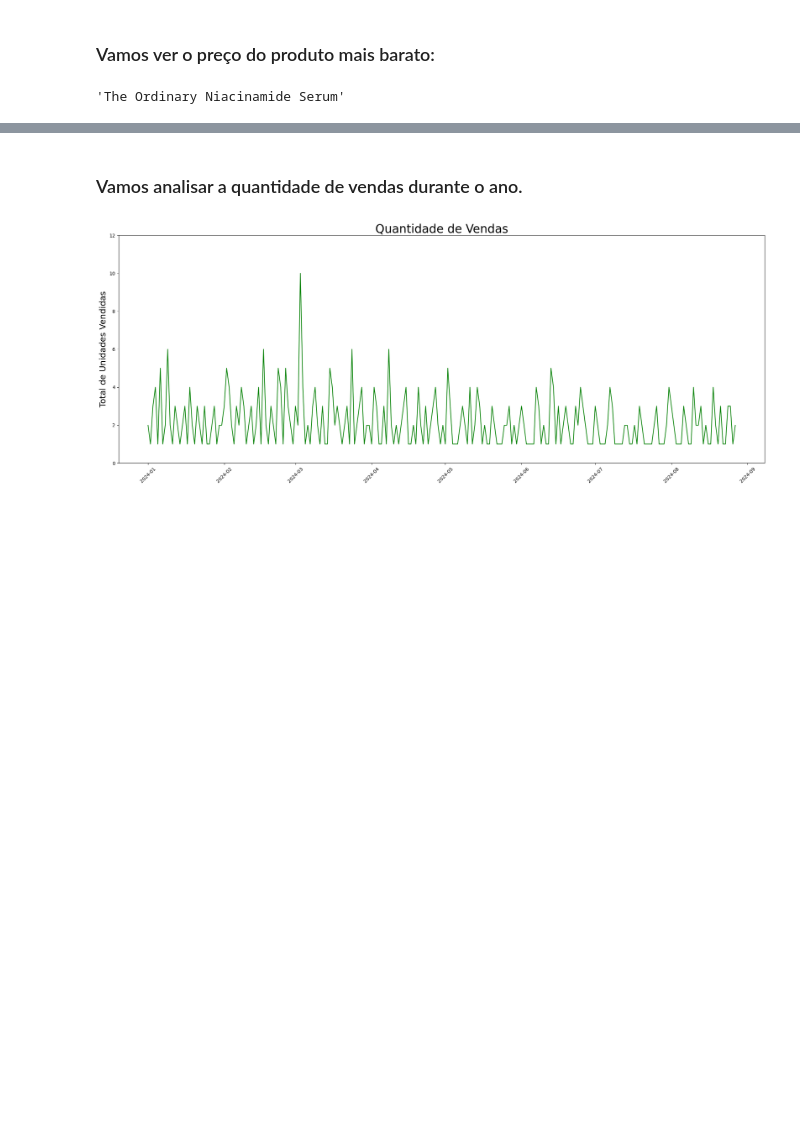
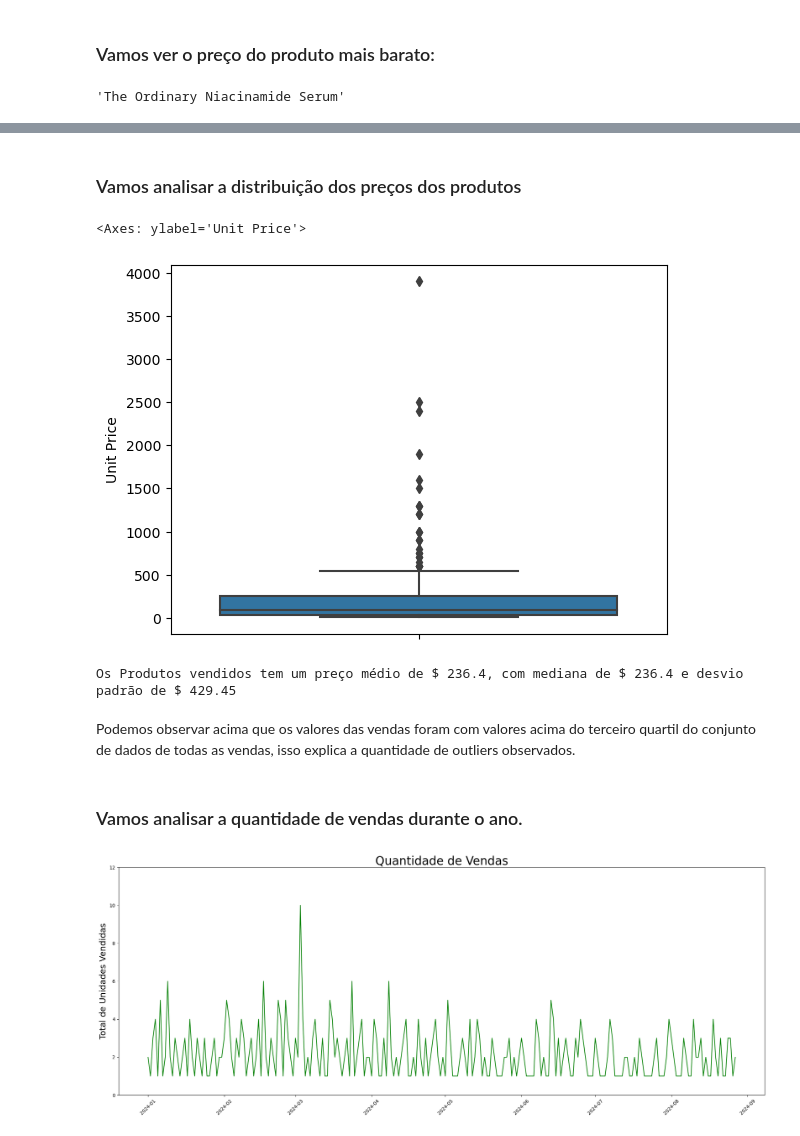
Before and after one commit to RichardHra2023/Projeto-Vendas-Online, a Jupyter notebook: Projeto Vendas Online.ipynb, the cells around one changed output, grey strips where cells are left out. Saved outputs shown, nothing was run; the diff lists cells and outputs as text; code cells hidden in the pictures; blank space fills up the shorter version.

```diff
--- a/Projeto Vendas Online.ipynb
+++ b/Projeto Vendas Online.ipynb
@@ -214,6 +227,24 @@ produto_mais_barato_df
 # %% [output]
 |  | Transaction ID | Date | Product Category | Product Name | Units Sold | Unit Price | Total Revenue | ... |
 | 106 | 10107 | 2024-04-16 | Beauty Products | The Ordinary Niacinamide Serum | 1 | 6.5 | 6.5 | ... |
+# %% [markdown]
+### Vamos analisar a distribuição dos preços dos produtos
+# %%
+sns.boxplot(data = df, x = None, y = 'Unit Price' )
+# %% [output]
+<Axes: ylabel='Unit Price'>
+[figure, added]
+# %%
+media_produto = df['Unit Price'].mean()
+mediana_produto = df['Unit Price'].median()
+desv_padrao = df['Unit Price'].std()
+
+print('Os Produtos vendidos tem um preço médio de $ {}, com mediana de $ {} e desvio padrão de $ {}'
+      .format(round(media_produto ,2), round(media_produto ,2), round(desv_padrao, 2)))
+# %% [output]
+Os Produtos vendidos tem um preço médio de $ 236.4, com mediana de $ 236.4 e desvio padrão de $ 429.45
+# %% [markdown]
+Podemos observar acima que os valores das vendas foram com valores acima do terceiro quartil do conjunto de dados de todas as vendas, isso explica a quantidade de outliers observados.
 # %% [markdown]
 ### Vamos analisar a quantidade de vendas durante o ano.
 # %%
```
Also changed, not shown: parts of 13 cells of this notebook.
